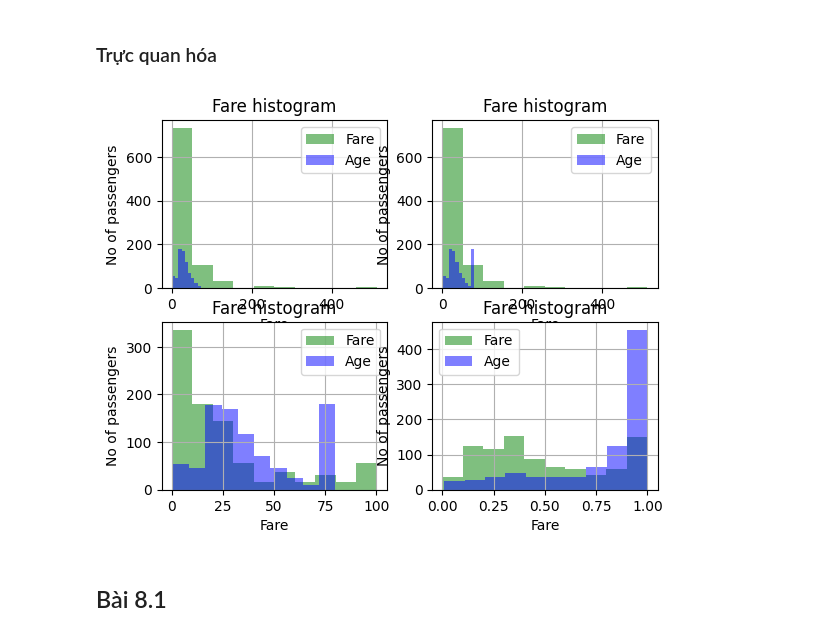
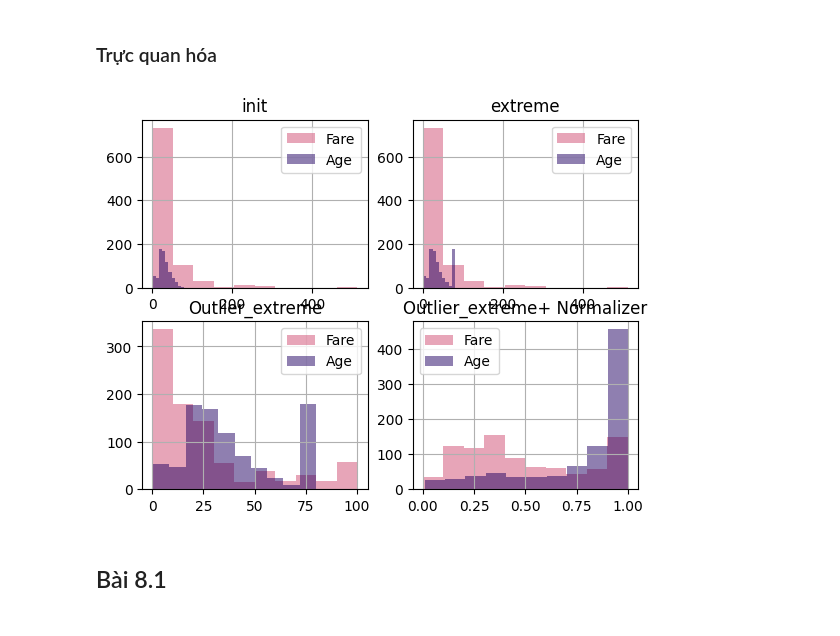
Before and after one commit to Hoanqnqu/Chuong5, a Jupyter notebook: titanic.ipynb, the cells around one changed output. Drawn from its saved outputs; the diff is of its cells as text; code cells hidden in the pictures.

```diff
--- a/titanic.ipynb
+++ b/titanic.ipynb
@@ -479,43 +479,39 @@ print(max_pos)
 # %%
 data_extreme_Outlier = outlier_process(data_extreme)
 data_extreme_Outlier_Normalizer = Normalizer_(outlier_process(data_extreme))
 
 
 plt.subplot(2,2,1)
-data['Fare'].hist(color='green', alpha=0.5)
-data['Age'].hist(color='blue', alpha=0.5)
+data['Fare'].hist(color='#D14D72', alpha=0.5)
+data['Age'].hist(color='#210062', alpha=0.5)
 plt.legend(['Fare', 'Age'])
-plt.title('Fare histogram')
-plt.xlabel('Fare')
-plt.ylabel('No of passengers')
+plt.title('init')
+
 
 plt.subplot(2,2,2)
-data_extreme['Fare'].hist(color='green', alpha=0.5)
-data_extreme['Age'].hist(color='blue', alpha=0.5)
+data_extreme['Fare'].hist(color='#D14D72', alpha=0.5)
+data_extreme['Age'].hist(color='#210062', alpha=0.5)
 plt.legend(['Fare', 'Age'])
-plt.title('Fare histogram')
-plt.xlabel('Fare')
-plt.ylabel('No of passengers')
+plt.title('extreme')
+
 
 plt.subplot(2,2,3)
-data_extreme_Outlier ['Fare'].hist(color='green', alpha=0.5)
-data_extreme_Outlier ['Age'].hist(color='blue', alpha=0.5)
+data_extreme_Outlier ['Fare'].hist(color='#D14D72', alpha=0.5)
+data_extreme_Outlier ['Age'].hist(color='#210062', alpha=0.5)
 plt.legend(['Fare', 'Age'])
-plt.title('Fare histogram')
-plt.xlabel('Fare')
-plt.ylabel('No of passengers')
+plt.title('Outlier_extreme')
+
 
 plt.subplot(2,2,4)
-data_extreme_Outlier_Normalizer ['Fare'].hist(color='green', alpha=0.5)
-data_extreme_Outlier_Normalizer ['Age'].hist(color='blue', alpha=0.5)
+data_extreme_Outlier_Normalizer ['Fare'].hist(color='#D14D72', alpha=0.5)
+data_extreme_Outlier_Normalizer ['Age'].hist(color='#210062', alpha=0.5)
 plt.legend(['Fare', 'Age'])
-plt.title('Fare histogram')
-plt.xlabel('Fare')
-plt.ylabel('No of passengers')
+plt.title('Outlier_extreme+ Normalizer')
+
 
 plt.show()
 # %% [output]
-[figure, old version]
+[figure, new version]
 # %% [markdown]
 ## Bài 8.1
 # %%
```
